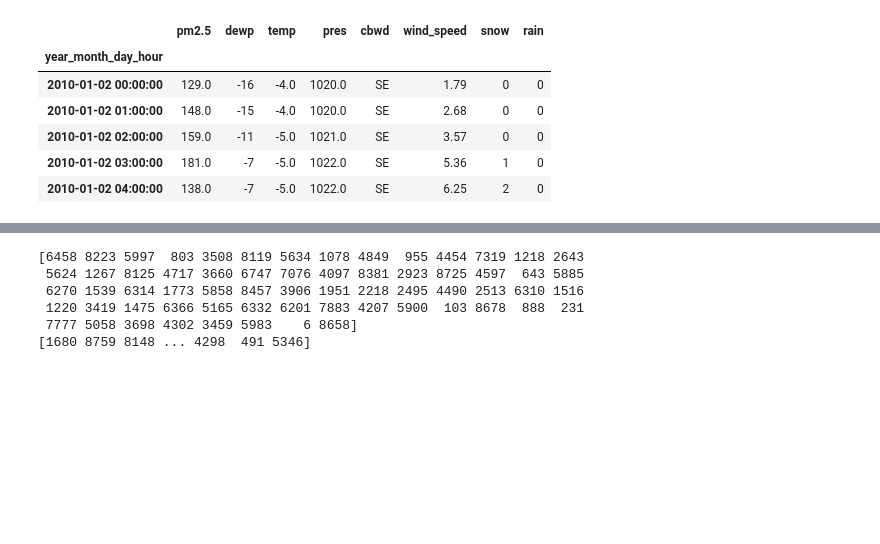
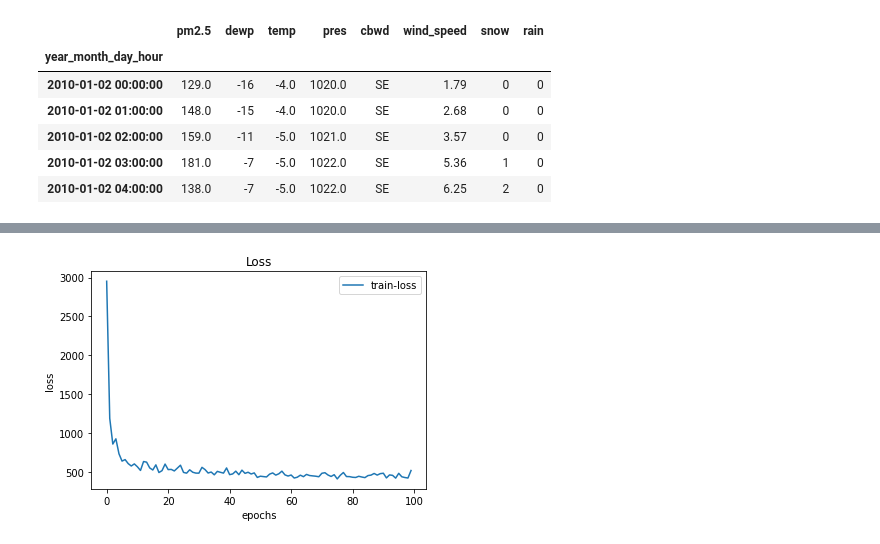
Before and after one commit to Gun1Yun/DL_Study, a Jupyter notebook: CNN/CNN.ipynb, the cells around one changed output, grey strips where cells are left out. Drawn from its saved outputs; the diff is of its cells as text; code cells hidden in the pictures; blank space fills up the shorter version.

Commit message:
[ADD] Training CNN Model, Evaluation Model

```diff
--- a/CNN/CNN.ipynb
+++ b/CNN/CNN.ipynb
@@ -76,7 +87,6 @@ class ReLU:
         self.mask = (x<=0)
         y = x.copy()
         y[self.mask] = 0
-        print
 
         return y
 
@@ -97,8 +107,10 @@ class ReluWithLoss:
         self.cache = None
 
     def forward(self, x, t):
-        N, V = x.shape
+        N, V = x.shape      # batch, ouput
 
+        x = x.reshape(N, V)
+        t = t.reshape(N, V)
         x = self.activation.forward(x)
 
         loss = MSE(x, t)
@@ -191,9 +207,14 @@ class Convolution:
 
         dy = dy.transpose(0, 2, 3, 1).reshape(-1, FN)
 
-        self.db = np.sum(dy, axis=0)
-        self.dW = np.dot(col.T, dy)
-        self.dx = np.dot(dy, col_W.T)
+        db = np.sum(dy, axis=0)
+        dW = np.dot(col.T, dy)
+        dW = dW.transpose(1, 0).reshape(FN, C, FH, FW)
+
+        self.grads[0][...] = dW
+        self.grads[1][...] = db
+
+        dx = np.dot(dy, col_W.T)
         dx = col2im(dx, x.shape, FH, FW, self.stride, self.padding)
 
         return dx
@@ -229,7 +250,7 @@ class Pooling:
 
         dmax = np.zeros((dy.size, pool_size))
         dmax[np.arange(arg_max.size), arg_max.flatten()] = dy.flatten()
-        dmax = dmax.reshape(dy.size + (pool_size, ))
+        dmax = dmax.reshape(dy.shape + (pool_size, ))
         dcol = dmax.reshape(dmax.shape[0]*dmax.shape[1]*dmax.shape[2], -1)
         dx = col2im(dcol, x.shape,
                     self.pool_h,
@@ -395,8 +441,8 @@ hidden_size = 100
 time_size = 24
 feature_size = 8
 
-learning_rate = 0.01
-epochs = 10
+learning_rate = 0.1
+epochs = 100
 
 model = Model(input_dim=(1, time_size, feature_size), hidden_size=hidden_size, output_size=1)
 optimizer = Adam(learning_rate)
@@ -425,8 +471,8 @@ for epoch in range(epochs):
         epoch_loss += loss.item()
     avg_loss = epoch_loss/max_iters
 
-    duration = time.time()- start_time
-    if epoch%1 == 0:
+    if epoch%10 == 0:
+        duration = time.time()- start_time
         print(f'epoch:{epoch}/{epochs}, 시간:{duration:.2f}[s], loss:{avg_loss:.5f}')
     loss_arr.append(avg_loss)
 # %% [output]
@@ -435,12 +489,13 @@ IndexError: ignored
-# %%
-idx = numpy.random.choice(data_size, batch_size)
-print(idx)
-idx = numpy.random.permutation(numpy.arange(data_size))
-print(idx)
-# %% [output]
-[6458 8223 5997  803 3508 8119 5634 1078 4849  955 4454 7319 1218 2643
- 5624 1267 8125 4717 3660 6747 7076 4097 8381 2923 8725 4597  643 5885
- 6270 1539 6314 1773 5858 8457 3906 1951 2218 2495 4490 2513 6310 1516
- 1220 3419 1475 6366 5165 6332 6201 7883 4207 5900  103 8678  888  231
- 7777 5058 3698 4302 3459 5983    6 8658]
-[1680 8759 8148 ... 4298  491 5346]
+# %%
+# visualize training loss
+import matplotlib.pyplot as plt
+
+# loss graph
+plt.plot(range(epochs), loss_arr, label='train-loss')
+plt.title('Loss')
+plt.xlabel('epochs')
+plt.ylabel('loss')
+plt.legend(loc='upper right')
+plt.show()
+# %% [output]
+[figure, added]
```
Also changed, not shown: parts of 15 cells of this notebook.
